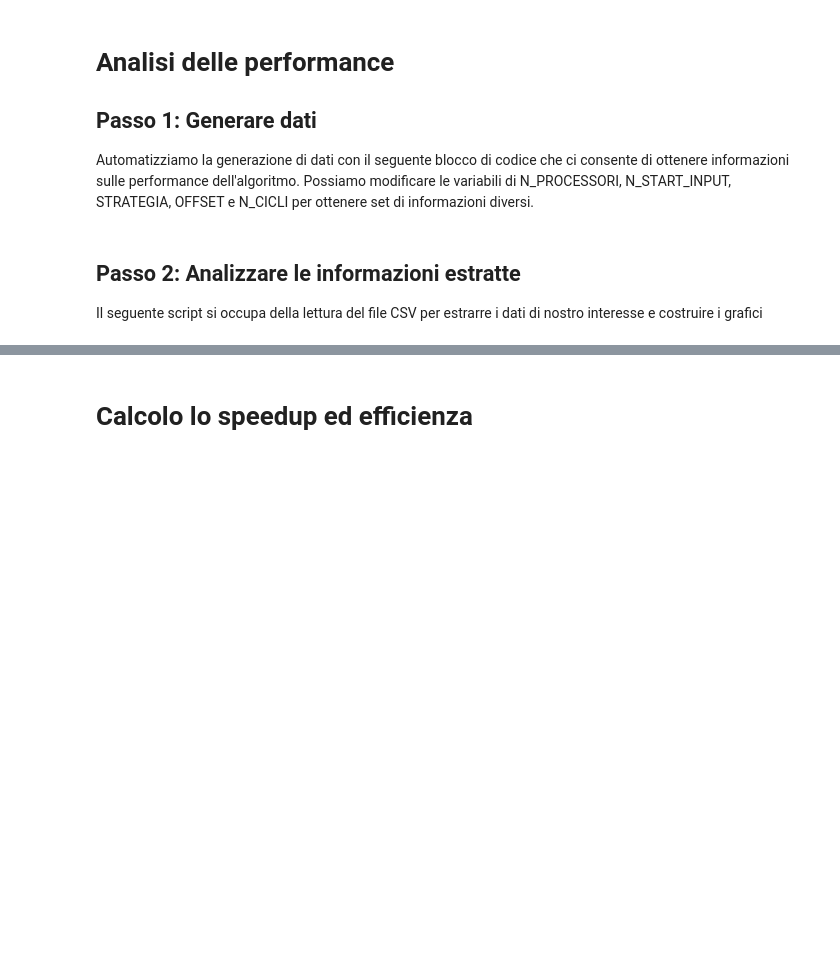
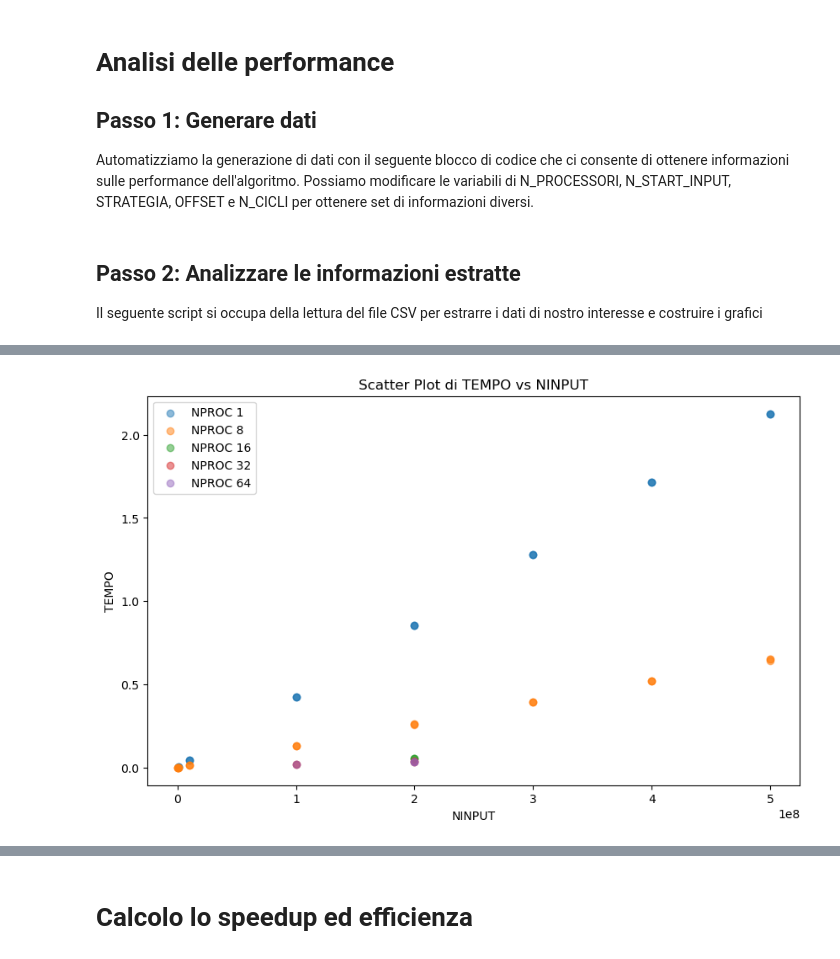
Before and after one commit to marcellorussox/MIMD-DM-Parallel-sum, a Jupyter notebook: analytics.ipynb, the cells around one changed output, grey strips where cells are left out. Saved outputs shown, nothing was run; the diff lists cells and outputs as text; code cells hidden in the pictures; blank space fills up the shorter version.

```diff
--- a/analytics.ipynb
+++ b/analytics.ipynb
@@ -69,0 +92,92 @@ IndexError: single positional indexer is out-of-bounds
+# %%
+import pandas as pd
+import matplotlib.pyplot as plt
+import numpy as np
+
+# Carica il CSV in un DataFrame
+df = pd.read_csv('dati_medi.csv')
+
+# Filtra i dati per NPROC desiderato (1 o 8)
+df = df[df['NPROC'].isin([1, 8,16,32,64])]
+
+# Creazione del grafico a dispersione
+plt.figure(figsize=(10, 6))
+for nproc, group in df.groupby('NPROC'):
+    plt.scatter(group['NINPUT'], group['TEMPO'], label=f'NPROC {nproc}', alpha=0.5)
+
+plt.xlabel('NINPUT')
+plt.ylabel('TEMPO')
+plt.title('Scatter Plot di TEMPO vs NINPUT')
+plt.legend()
+plt.show()
+
+# Filtra i dati per NPROC desiderato (1 o 8)
+df = df[df['NPROC'].isin([1, 8,16,32,64])]
+# Creazione del grafico a linee con divisione per strategia
+plt.figure(figsize=(10, 6))
+
+strategie = df['STRATEGIA'].unique()
+
+for nproc, group in df.groupby('NPROC'):
+    for strategia in strategie:
+        sub_group = group[group['STRATEGIA'] == strategia]
+        plt.plot(sub_group['NINPUT'], sub_group['TEMPO'], label=f'NPROC {nproc}, Strategia {strategia}')
+
+plt.xlabel('NINPUT')
+plt.ylabel('TEMPO')
+plt.title('Grafico a Linee di TEMPO vs NINPUT con Divisione per Strategia')
+plt.legend()
+plt.show()
+
+
+plt.figure(figsize=(10, 6))
+
+strategie = df['STRATEGIA'].unique()
+
+for strategia in strategie:
+    sub_group = df[df['STRATEGIA'] == strategia]
+    plt.plot(sub_group['NINPUT'], sub_group['TEMPO'], label=f'Strategia {strategia}')
+
+plt.xlabel('NINPUT')
+plt.ylabel('TEMPO')
+plt.title('Grafico a Linee di TEMPO vs NINPUT con Divisione per Strategia')
+plt.legend()
+plt.show()
+
+########### SPEEDUP EFFICIENZA ###########
+
+#Grafico a Dispersione di SPEEDUP vs NINPUT per ciascuna Strategia
+
+# Carica i dati in un DataFrame
+df = pd.read_csv('su_eff.csv')
+
+# Creazione del grafico a dispersione
+plt.figure(figsize=(10, 6))
+
+strategie = df['STRATEGIA'].unique()
+
+for strategia in strategie:
+    sub_group = df[df['STRATEGIA'] == strategia]
+    plt.plot(sub_group['NPROC'], sub_group['SPEEDUP'], label=f'Strategia {strategia}', alpha=0.7)
+
+plt.xlabel('NPROC')
+plt.ylabel('SPEEDUP')
+plt.title('Scatter Plot di SPEEDUP vs NINPUT per ciascuna Strategia')
+plt.legend()
+plt.show()
+
+
+#Grafico a Linee di EFFICIENZA vs NINPUT per ciascuna Strategia
+plt.figure(figsize=(10, 6))
+
+for strategia in strategie:
+    sub_group = df[df['STRATEGIA'] == strategia]
+    plt.plot(sub_group['NPROC'], sub_group['EFFICIENZA'], label=f'Strategia {strategia}')
+
+plt.xlabel('NPROC')
+plt.ylabel('EFFICIENZA')
+plt.title('Grafico a Linee di EFFICIENZA vs NINPUT per ciascuna Strategia')
+plt.legend()
+plt.show()
+# %% [output]
+[figure, added]
```
Also changed, not shown: parts of 2 cells of this notebook, 2 other files.
